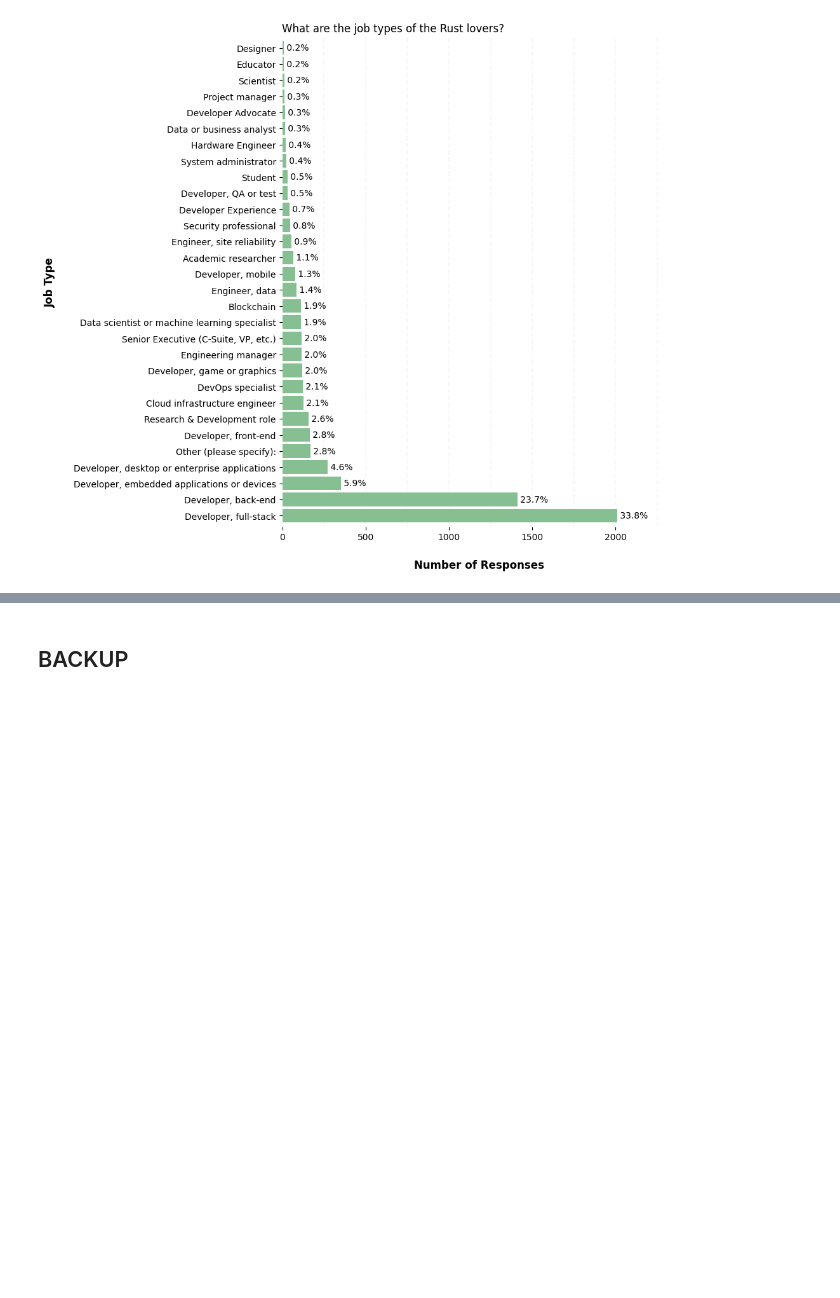
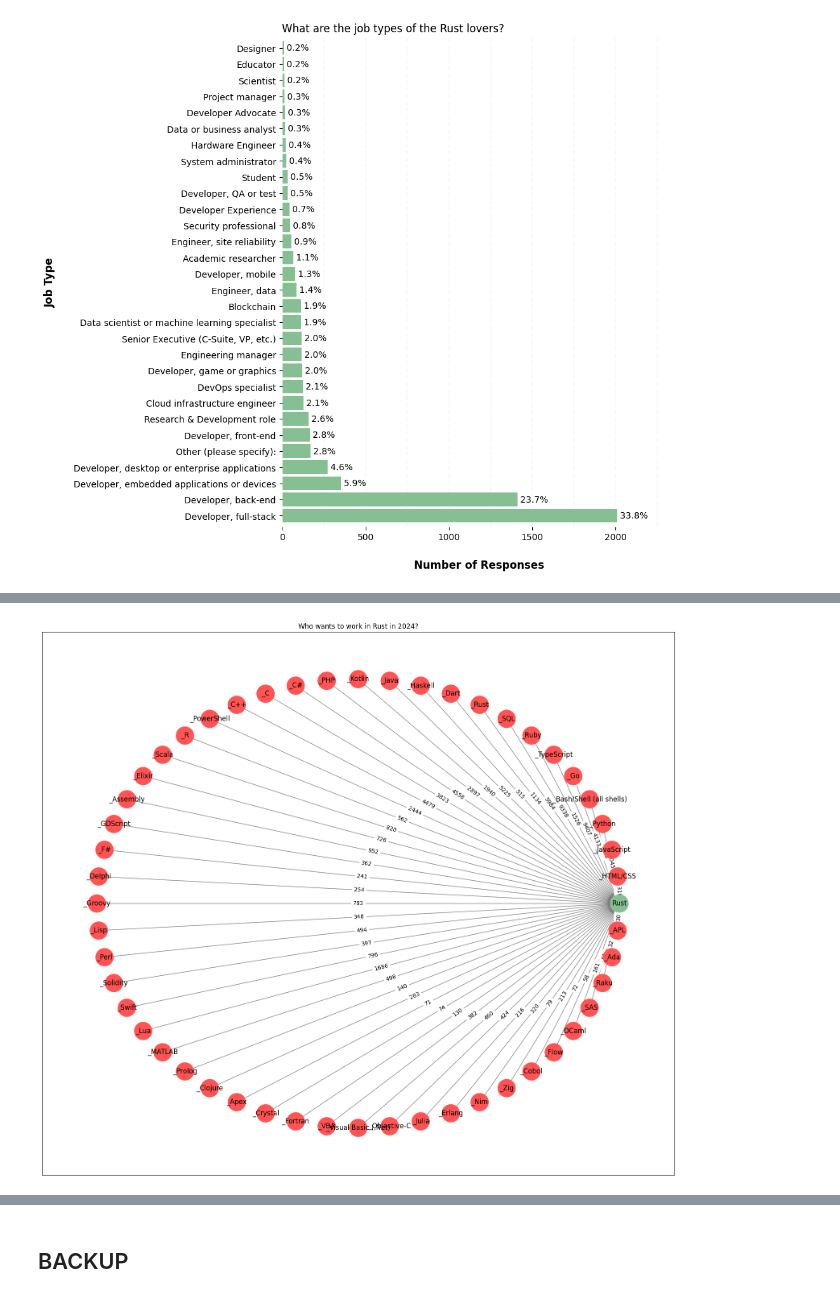
Before and after one commit to fab7/LAB-Data-Science-Blog-Post, a Jupyter notebook: notebook/who_are_the_rust_users.ipynb, the cells around one changed output, grey strips where cells are left out. Saved outputs shown, nothing was run; the diff lists cells and outputs as text; code cells hidden in the pictures; blank space fills up the shorter version.

```diff
--- a/notebook/who_are_the_rust_users.ipynb
+++ b/notebook/who_are_the_rust_users.ipynb
@@ -145,7 +145,7 @@ def two_pie_chart(df1, df1_title, df2, df2_title, mode, fig_title, fig_save=Fals
     (df2.nlargest(10)/df2.sum()).plot(ax=axes[1], kind='pie', autopct='%1.1f%%', ylabel='', title=df2_title, legend=None);
 
     if fig_save:
-        plt.fig_save('./images/' + fig_title.replace(" ", "_") +'.jpg')
+        plt.savefig('./images/' + fig_title.replace(" ", "_") +'.jpg')
     plt.show()
 
 help(two_pie_chart)
@@ -470,0 +636,5 @@ In this section, we try to get an idea of the type programming and scripting lan
+# %%
+rust_dependency_graph(df_rust_admirers, df_rust_users,
+                      'Who wants to work in Rust in 2024?', 'admirers')
+# %% [output]
+[figure, added]
```
Also changed, not shown: parts of 26 cells of this notebook.
